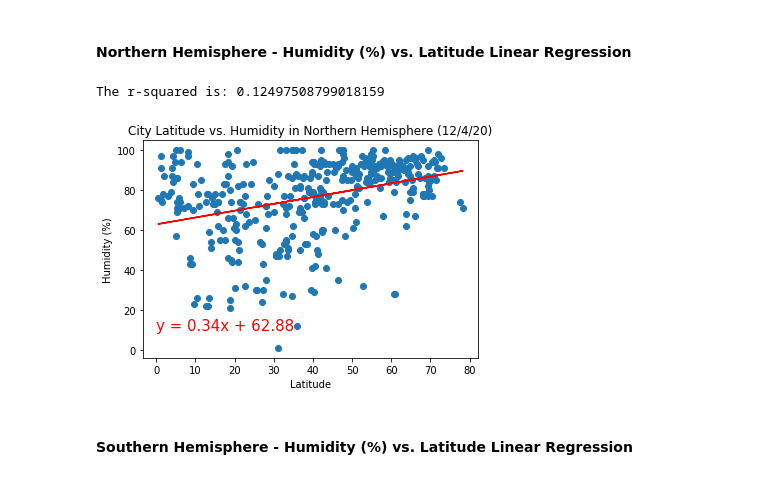
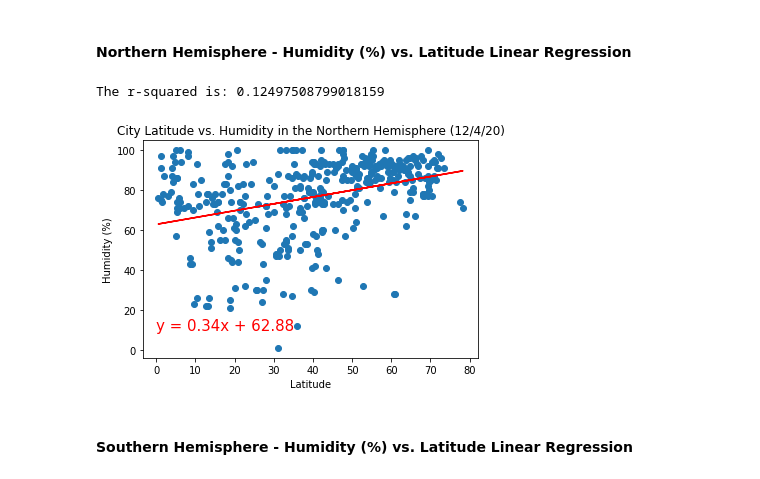
Before and after one commit to ntarver0409/weatherAnalysis, a Jupyter notebook: weatherAnalysis.ipynb, the cells around one changed output. Cells and saved outputs as stored; diff of their text form; code cells hidden in the pictures.

```diff
--- a/weatherAnalysis.ipynb
+++ b/weatherAnalysis.ipynb
@@ -250,27 +275,27 @@ The r-squared is: 0.7537756617161346
 # %%
 (slope, intercept, rvalue, pvalue, stderr) = linregress(northHem["Lat"],northHem["Humidity"])
 
 regressValues = (northHem["Lat"]) * slope + intercept
 
 lineEq = "y = " + str(round(slope,2)) + "x + " + str(round(intercept,2))
 
 plt.scatter(northHem["Lat"],northHem["Humidity"])
 
 plt.plot((northHem["Lat"]),regressValues,"r-")
 
-plt.title("City Latitude vs. Humidity in Northern Hemisphere (12/4/20)")
+plt.title("City Latitude vs. Humidity in the Northern Hemisphere (12/4/20)")
 
 plt.xlabel("Latitude")
 
 plt.ylabel("Humidity (%)")
 
 plt.annotate(lineEq,(0,10),fontsize=15,color="red")
 
 print(f"The r-squared is: {rvalue**2}")
 
 plt.savefig("outputData/northLatVsHum.png")
 # %% [output]
 The r-squared is: 0.12497508799018159
-[figure, old version]
+[figure, new version]
 # %% [markdown]
 ####  Southern Hemisphere - Humidity (%) vs. Latitude Linear Regression
```
Also changed, not shown: parts of 7 cells of this notebook.
